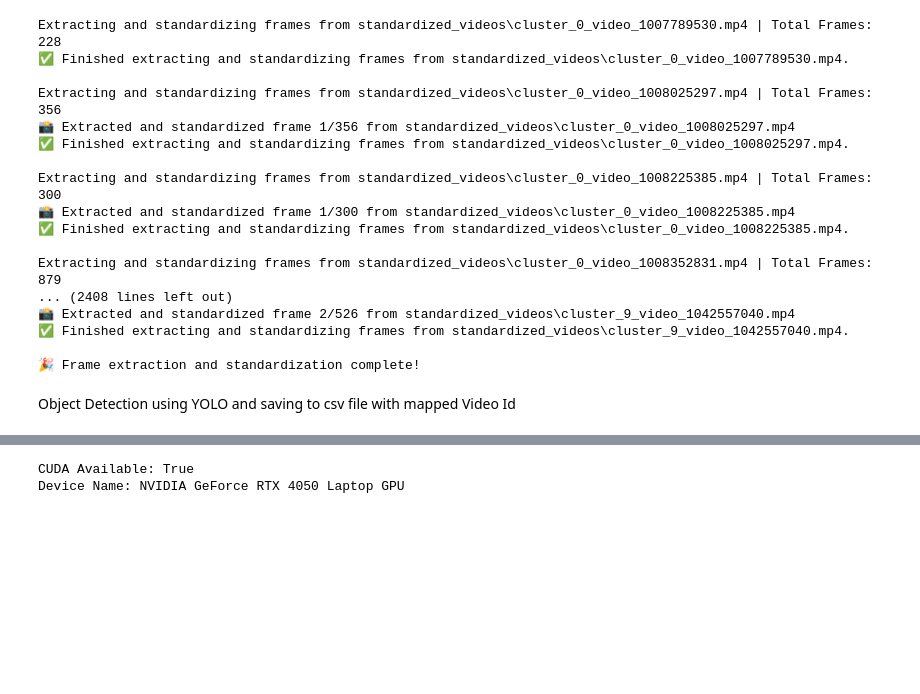
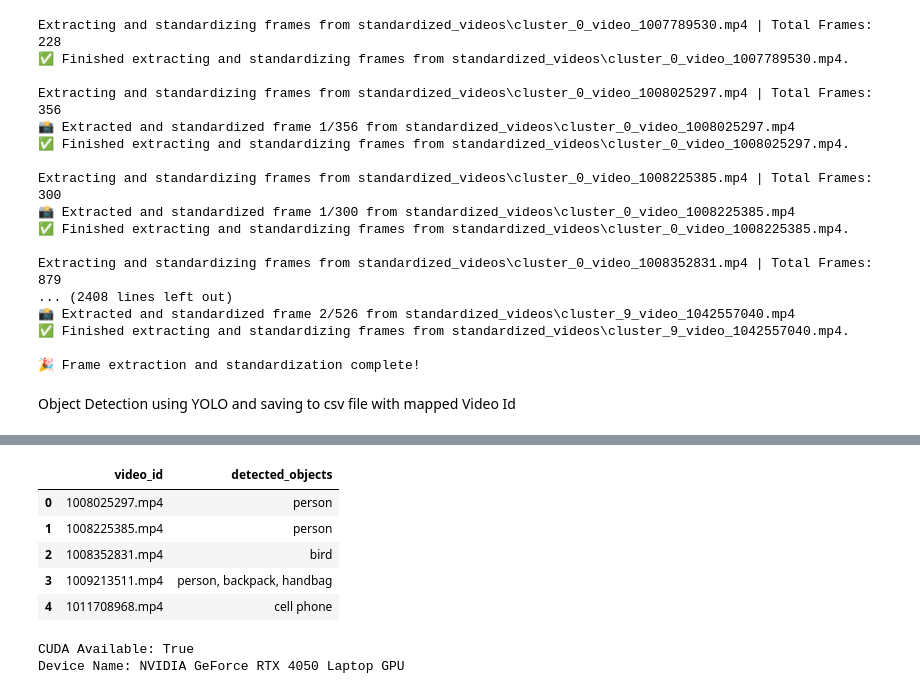
Before and after one commit to Harpreet3255/MovieDesc, a Jupyter notebook: Extracting Frames/Standardization.ipynb, the cells around one changed output, grey strips where cells are left out. Drawn from its saved outputs; the diff is of its cells as text; code cells hidden in the pictures; blank space fills up the shorter version.

```diff
--- a/Extracting Frames/Standardization.ipynb
+++ b/Extracting Frames/Standardization.ipynb
@@ -255,3 +332,14 @@ Adding AutoShape...
+# %%
+import pandas as pd
+df=pd.read_csv('video_detections_summary.csv')
+df.head(5)
+# %% [output]
+|  | video_id | detected_objects |
+| 0 | 1008025297.mp4 | person |
+| 1 | 1008225385.mp4 | person |
+| 2 | 1008352831.mp4 | bird |
+| 3 | 1009213511.mp4 | person, backpack, handbag |
+| 4 | 1011708968.mp4 | cell phone |
 # %%
 import torch
 
```
Also changed, not shown: parts of 1 cell of this notebook.
